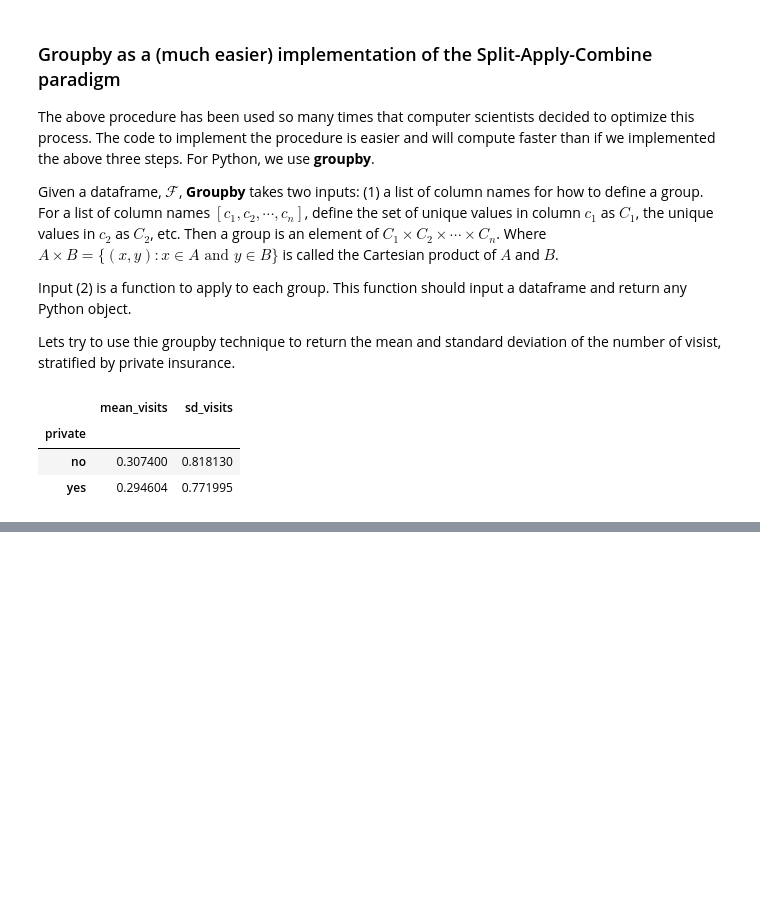
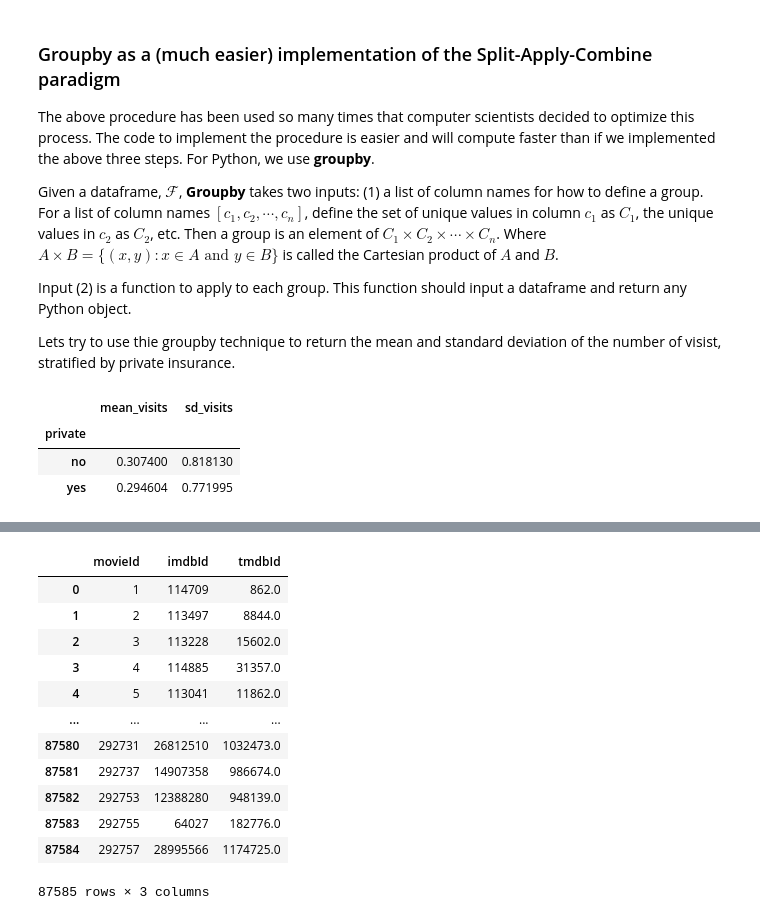
Before and after one commit to computationalUncertaintyLab/dexp_book, a Jupyter notebook: chapter4__split_apply_combine_and_merging.ipynb, the cells around one changed output, grey strips where cells are left out. Cells and saved outputs as stored; diff of their text form; code cells hidden in the pictures; blank space fills up the shorter version.

```diff
--- a/chapter4__split_apply_combine_and_merging.ipynb
+++ b/chapter4__split_apply_combine_and_merging.ipynb
@@ -115,0 +148,17 @@ SyntaxError: invalid syntax (1850203746.py, line 1)
+# %%
+links  = pd.read_csv("./ml-32m/links.csv")
+links
+# %% [output]
+|  | movieId | imdbId | tmdbId |
+| 0 | 1 | 114709 | 862.0 |
+| 1 | 2 | 113497 | 8844.0 |
+| 2 | 3 | 113228 | 15602.0 |
+| 3 | 4 | 114885 | 31357.0 |
+| 4 | 5 | 113041 | 11862.0 |
+| ... | ... | ... | ... |
+| 87580 | 292731 | 26812510 | 1032473.0 |
+| 87581 | 292737 | 14907358 | 986674.0 |
+| 87582 | 292753 | 12388280 | 948139.0 |
+| 87583 | 292755 | 64027 | 182776.0 |
+| 87584 | 292757 | 28995566 | 1174725.0 |
+87585 rows × 3 columns
```
Also changed, not shown: parts of 9 cells of this notebook.
